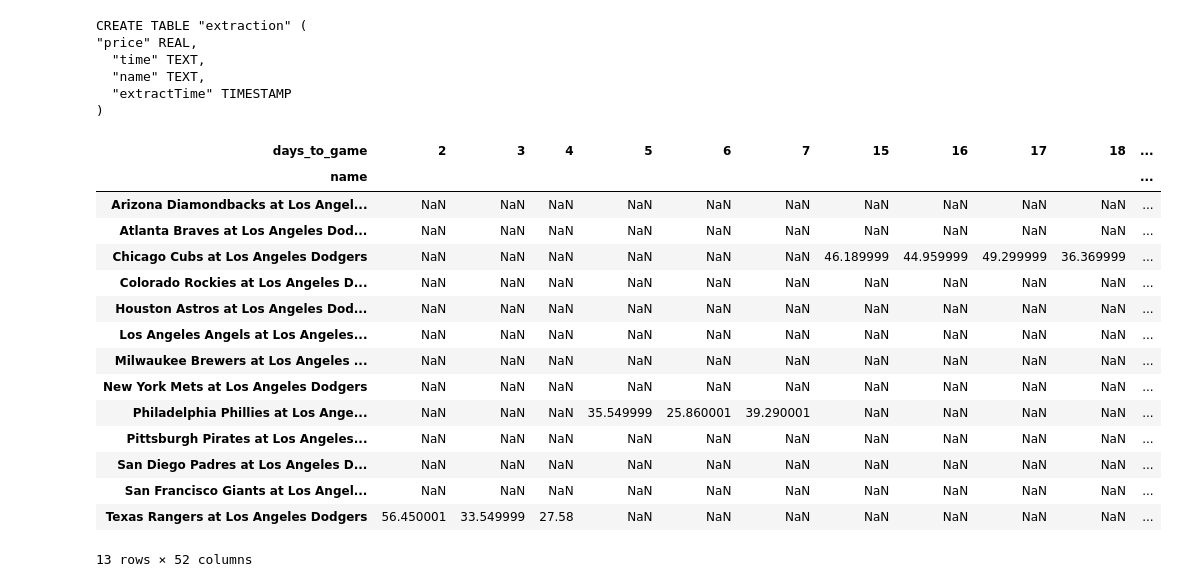
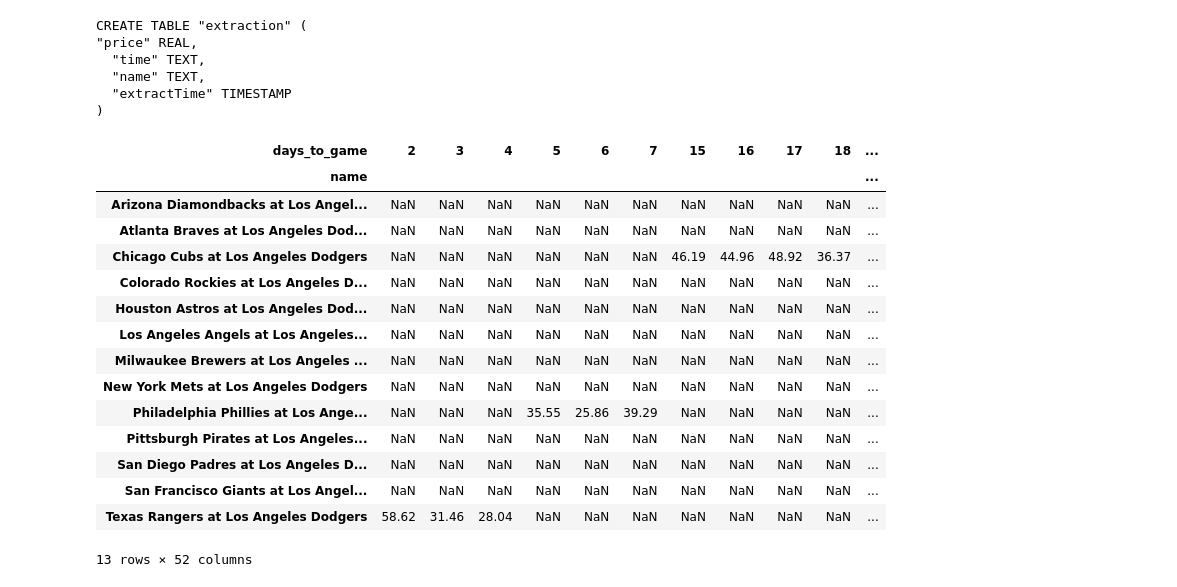
Before and after one commit to benbrill/Stubhub, a Jupyter notebook: database.ipynb, the cells around one changed output. Saved outputs shown, nothing was run; the diff lists cells and outputs as text; code cells hidden in the pictures.

Commit message:
Update DB name

```diff
--- a/database.ipynb
+++ b/database.ipynb
@@ -114,23 +114,23 @@ with sqlite3.connect("temps.db") as conn:
     cmd = "SELECT * FROM extraction"
     df2 = pd.read_sql_query(cmd, conn)
 # %%
-df.pivot_table(values = "price", columns = "days_to_game", index = "name")
+df2.pivot_table(values = "price", columns = "days_to_game", index = "name")
 # %% [output]
 | days_to_game | 2 | 3 | 4 | 5 | 6 | 7 | 15 | 16 | 17 | 18 | ... |
 | name |  |  |  |  |  |  |  |  |  |  | ... |
 | Arizona Diamondbacks at Los Angel... | NaN | NaN | NaN | NaN | NaN | NaN | NaN | NaN | NaN | NaN | ... |
 | Atlanta Braves at Los Angeles Dod... | NaN | NaN | NaN | NaN | NaN | NaN | NaN | NaN | NaN | NaN | ... |
-| Chicago Cubs at Los Angeles Dodgers | NaN | NaN | NaN | NaN | NaN | NaN | 46.189999 | 44.959999 | 49.299999 | 36.369999 | ... |
+| Chicago Cubs at Los Angeles Dodgers | NaN | NaN | NaN | NaN | NaN | NaN | 46.19 | 44.96 | 48.92 | 36.37 | ... |
 | Colorado Rockies at Los Angeles D... | NaN | NaN | NaN | NaN | NaN | NaN | NaN | NaN | NaN | NaN | ... |
 | Houston Astros at Los Angeles Dod... | NaN | NaN | NaN | NaN | NaN | NaN | NaN | NaN | NaN | NaN | ... |
 | Los Angeles Angels at Los Angeles... | NaN | NaN | NaN | NaN | NaN | NaN | NaN | NaN | NaN | NaN | ... |
 | Milwaukee Brewers at Los Angeles ... | NaN | NaN | NaN | NaN | NaN | NaN | NaN | NaN | NaN | NaN | ... |
 | New York Mets at Los Angeles Dodgers | NaN | NaN | NaN | NaN | NaN | NaN | NaN | NaN | NaN | NaN | ... |
-| Philadelphia Phillies at Los Ange... | NaN | NaN | NaN | 35.549999 | 25.860001 | 39.290001 | NaN | NaN | NaN | NaN | ... |
+| Philadelphia Phillies at Los Ange... | NaN | NaN | NaN | 35.55 | 25.86 | 39.29 | NaN | NaN | NaN | NaN | ... |
 | Pittsburgh Pirates at Los Angeles... | NaN | NaN | NaN | NaN | NaN | NaN | NaN | NaN | NaN | NaN | ... |
 | San Diego Padres at Los Angeles D... | NaN | NaN | NaN | NaN | NaN | NaN | NaN | NaN | NaN | NaN | ... |
 | San Francisco Giants at Los Angel... | NaN | NaN | NaN | NaN | NaN | NaN | NaN | NaN | NaN | NaN | ... |
-| Texas Rangers at Los Angeles Dodgers | 56.450001 | 33.549999 | 27.58 | NaN | NaN | NaN | NaN | NaN | NaN | NaN | ... |
+| Texas Rangers at Los Angeles Dodgers | 58.62 | 31.46 | 28.04 | NaN | NaN | NaN | NaN | NaN | NaN | NaN | ... |
 13 rows × 52 columns
 # %%
 df['price'] = df['price'].astype("float32")
```
Also changed, not shown: 2 other files.
